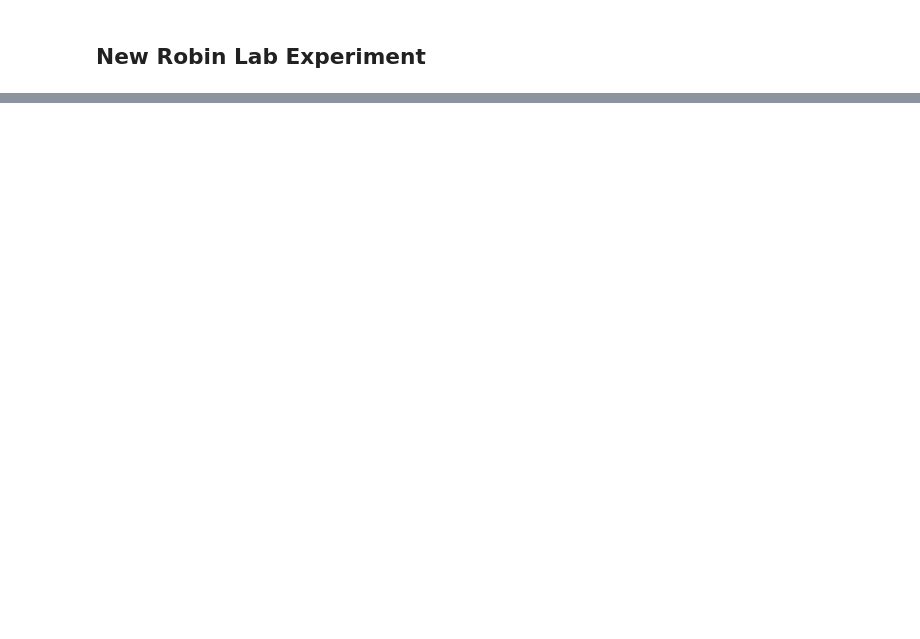
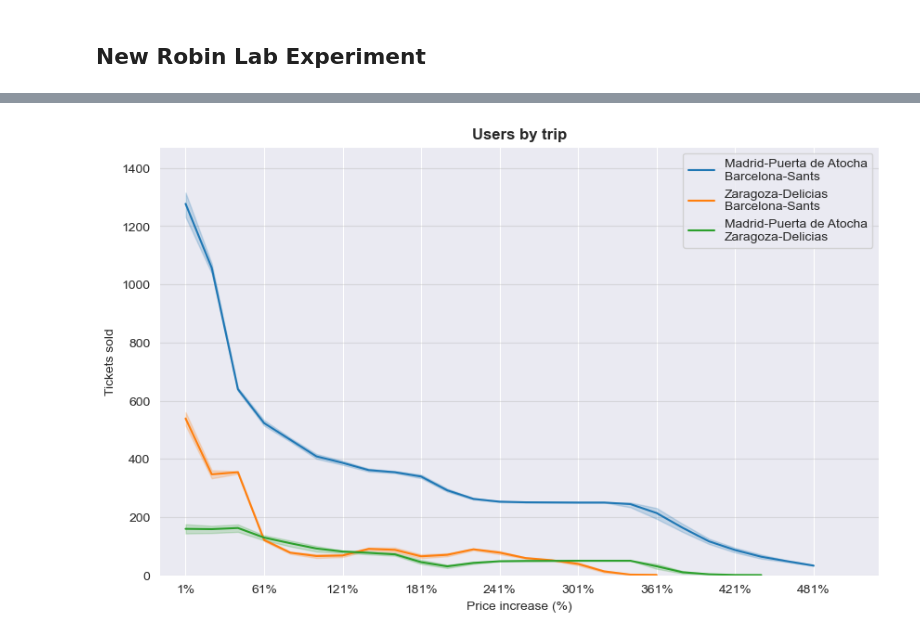
Before and after one commit to JoseAngelMartinB/robin, a Jupyter notebook: notebooks/11.0-robin_labs.ipynb, the cells around one changed output, grey strips where cells are left out. Saved outputs shown, nothing was run; the diff lists cells and outputs as text; code cells hidden in the pictures; blank space fills up the shorter version.

```diff
--- a/notebooks/11.0-robin_labs.ipynb
+++ b/notebooks/11.0-robin_labs.ipynb
@@ -264,0 +236,29 @@ sns.lineplot(data=df, x="iter", y="tickets_sold", hue="seat_type")
+# %%
+fig, ax = plt.subplots(figsize=(10, 6))
+
+ax.set_title("Users by trip", fontweight='bold')
+
+ax.set_xlim(0, max(df_markets["iter"]) * 1.1)
+ax.set_ylim(0, max(df_markets["tickets_sold"]) * 1.1)
+
+sns.lineplot(ax=ax,
+             data=df_markets,
+             x="iter",
+             y="tickets_sold",
+             hue="trip")
+
+ax.grid(axis='y', color='#A9A9A9', alpha=0.3, zorder=1)
+supply_lab_config = robin_lab.lab_config["supply"]
+arange_args = supply_lab_config["prices"]
+x_data = np.arange(**arange_args)
+
+ax.set_xticks(ticks=tuple(df_tickets_sold["iter"].unique())[::3], labels=tuple([f"{x:.0f}%" for x in x_data][::3]))
+
+ax.set_xlabel("Price increase (%)")
+ax.set_ylabel("Tickets sold")
+ax.legend()
+
+plt.show()
+# fig.savefig(save_path, format='svg', dpi=300, bbox_inches='tight', transparent=True)
+# %% [output]
+[figure, added]
```
Also changed, not shown: parts of 17 cells of this notebook, 3 other files.
